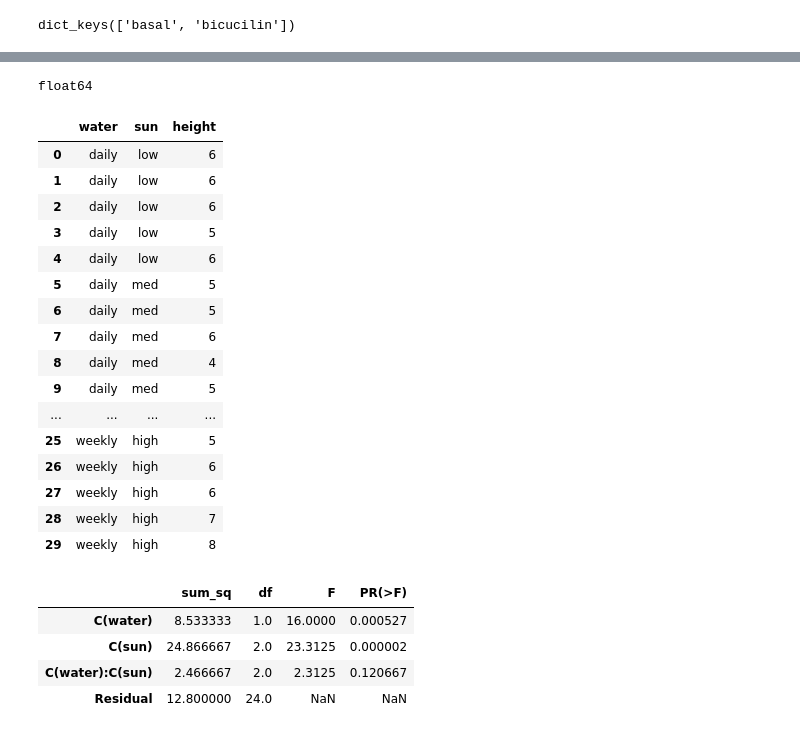
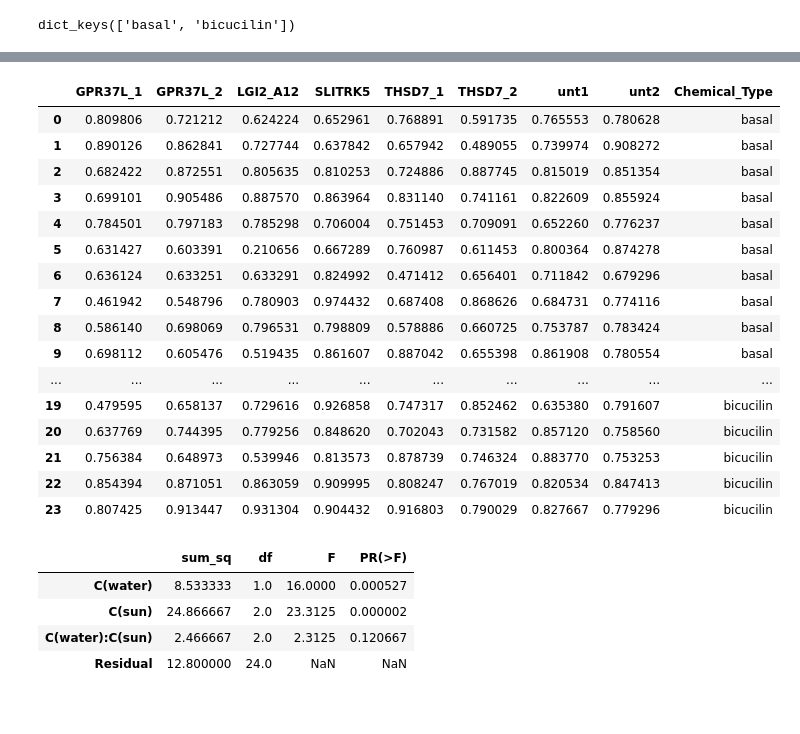
Before and after one commit to poojaparameswaran99/MEA_analysis, a Jupyter notebook: two_way_ANOVA_test.ipynb, the cells around one changed output, grey strips where cells are left out. Saved outputs shown, nothing was run; the diff lists cells and outputs as text; code cells hidden in the pictures.

```diff
--- a/two_way_ANOVA_test.ipynb
+++ b/two_way_ANOVA_test.ipynb
@@ -126,4 +151,4 @@ def combine_chem_types(dict_of_alldicts):
 
 TestParams_dict = combine_chem_types(all_dicts)
 # %%
-TestParams_dict['Area Under Normalized Cross-Correlation'].head(23)
+data = TestParams_dict['Area Under Normalized Cross-Correlation']
@@ -148,31 +155,22 @@ TestParams_dict['Area Under Normalized Cross-Correlation'].head(23)
-# %%
-print(TestParams_dict['Area Under Normalized Cross-Correlation']['GPR37L_1'].dtype)
-# %% [output]
-float64
-# %%
-df = pd.DataFrame({'water': np.repeat(['daily', 'weekly'], 15),
-                   'sun': np.tile(np.repeat(['low', 'med', 'high'], 5), 2),
-                   'height': [6, 6, 6, 5, 6, 5, 5, 6, 4, 5,
-                              6, 6, 7, 8, 7, 3, 4, 4, 4, 5,
-                              4, 4, 4, 4, 4, 5, 6, 6, 7, 8]})
-df
-# %% [output]
-|  | water | sun | height |
-| 0 | daily | low | 6 |
-| 1 | daily | low | 6 |
-| 2 | daily | low | 6 |
-| 3 | daily | low | 5 |
-| 4 | daily | low | 6 |
-| 5 | daily | med | 5 |
-| 6 | daily | med | 5 |
-| 7 | daily | med | 6 |
-| 8 | daily | med | 4 |
-| 9 | daily | med | 5 |
-| ... | ... | ... | ... |
-| 25 | weekly | high | 5 |
-| 26 | weekly | high | 6 |
-| 27 | weekly | high | 6 |
-| 28 | weekly | high | 7 |
-| 29 | weekly | high | 8 |
+# %%
+data
+# %% [output]
+|  | GPR37L_1 | GPR37L_2 | LGI2_A12 | SLITRK5 | THSD7_1 | THSD7_2 | unt1 | unt2 | Chemical_Type |
+| 0 | 0.809806 | 0.721212 | 0.624224 | 0.652961 | 0.768891 | 0.591735 | 0.765553 | 0.780628 | basal |
+| 1 | 0.890126 | 0.862841 | 0.727744 | 0.637842 | 0.657942 | 0.489055 | 0.739974 | 0.908272 | basal |
+| 2 | 0.682422 | 0.872551 | 0.805635 | 0.810253 | 0.724886 | 0.887745 | 0.815019 | 0.851354 | basal |
+| 3 | 0.699101 | 0.905486 | 0.887570 | 0.863964 | 0.831140 | 0.741161 | 0.822609 | 0.855924 | basal |
+| 4 | 0.784501 | 0.797183 | 0.785298 | 0.706004 | 0.751453 | 0.709091 | 0.652260 | 0.776237 | basal |
+| 5 | 0.631427 | 0.603391 | 0.210656 | 0.667289 | 0.760987 | 0.611453 | 0.800364 | 0.874278 | basal |
+| 6 | 0.636124 | 0.633251 | 0.633291 | 0.824992 | 0.471412 | 0.656401 | 0.711842 | 0.679296 | basal |
+| 7 | 0.461942 | 0.548796 | 0.780903 | 0.974432 | 0.687408 | 0.868626 | 0.684731 | 0.774116 | basal |
+| 8 | 0.586140 | 0.698069 | 0.796531 | 0.798809 | 0.578886 | 0.660725 | 0.753787 | 0.783424 | basal |
+| 9 | 0.698112 | 0.605476 | 0.519435 | 0.861607 | 0.887042 | 0.655398 | 0.861908 | 0.780554 | basal |
+| ... | ... | ... | ... | ... | ... | ... | ... | ... | ... |
+| 19 | 0.479595 | 0.658137 | 0.729616 | 0.926858 | 0.747317 | 0.852462 | 0.635380 | 0.791607 | bicucilin |
+| 20 | 0.637769 | 0.744395 | 0.779256 | 0.848620 | 0.702043 | 0.731582 | 0.857120 | 0.758560 | bicucilin |
+| 21 | 0.756384 | 0.648973 | 0.539946 | 0.813573 | 0.878739 | 0.746324 | 0.883770 | 0.753253 | bicucilin |
+| 22 | 0.854394 | 0.871051 | 0.863059 | 0.909995 | 0.808247 | 0.767019 | 0.820534 | 0.847413 | bicucilin |
+| 23 | 0.807425 | 0.913447 | 0.931304 | 0.904432 | 0.916803 | 0.790029 | 0.827667 | 0.779296 | bicucilin |
 # %%
 #perform two-way ANOVA
```
Also changed, not shown: parts of 5 cells of this notebook.
